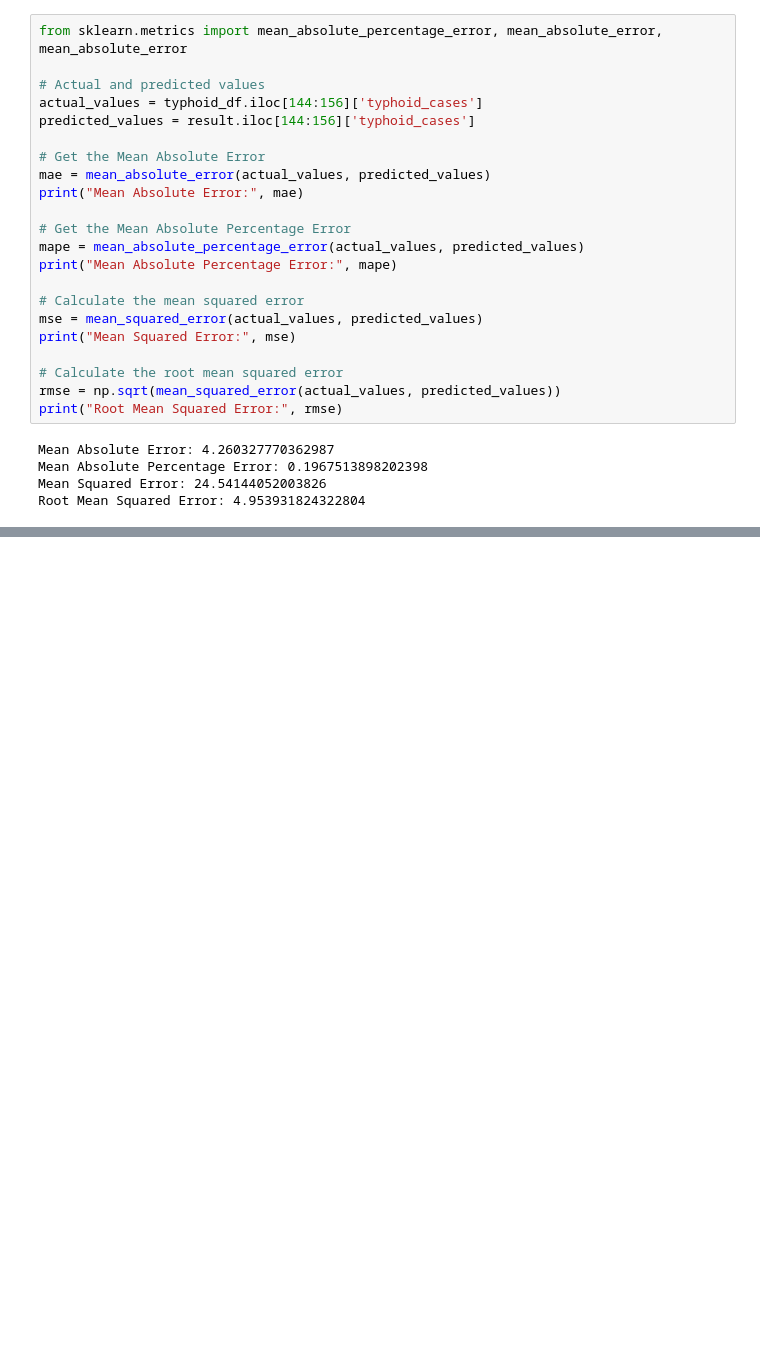
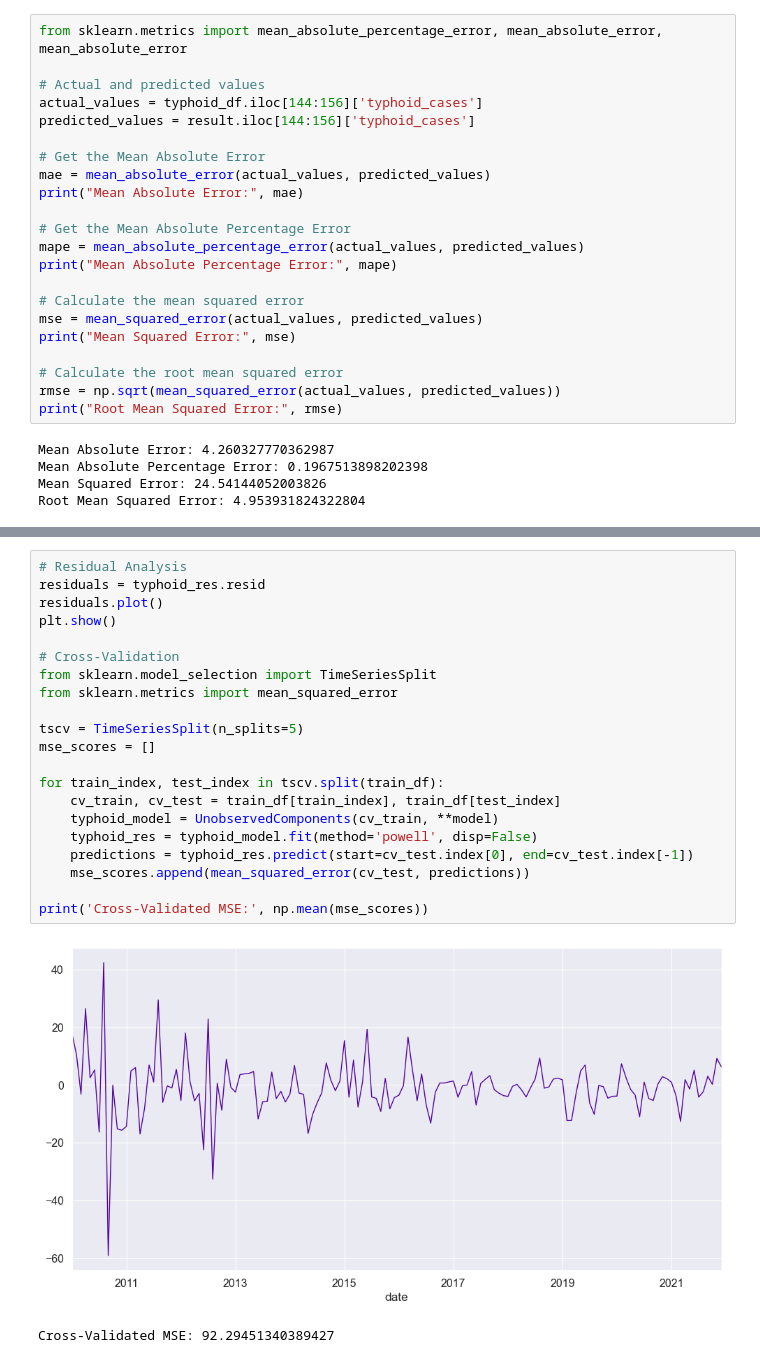
Before and after one commit to Bakari01/Time-Series-Analysis, a Jupyter notebook: Time_Series_Analysis.ipynb, the cells around one changed output, grey strips where cells are left out. Drawn from its saved outputs; the diff is of its cells as text; blank space fills up the shorter version.

```diff
--- a/Time_Series_Analysis.ipynb
+++ b/Time_Series_Analysis.ipynb
@@ -849,0 +962,24 @@ Root Mean Squared Error: 4.953931824322804
+# %%
+# Residual Analysis
+residuals = typhoid_res.resid
+residuals.plot()
+plt.show()
+
+# Cross-Validation
+from sklearn.model_selection import TimeSeriesSplit
+from sklearn.metrics import mean_squared_error
+
+tscv = TimeSeriesSplit(n_splits=5)
+mse_scores = []
+
+for train_index, test_index in tscv.split(train_df):
+    cv_train, cv_test = train_df[train_index], train_df[test_index]
+    typhoid_model = UnobservedComponents(cv_train, **model)
+    typhoid_res = typhoid_model.fit(method='powell', disp=False)
+    predictions = typhoid_res.predict(start=cv_test.index[0], end=cv_test.index[-1])
+    mse_scores.append(mean_squared_error(cv_test, predictions))
+
+print('Cross-Validated MSE:', np.mean(mse_scores))
+# %% [output]
+[figure, added]
+Cross-Validated MSE: 92.29451340389427
```
Also changed, not shown: parts of 14 cells of this notebook.
